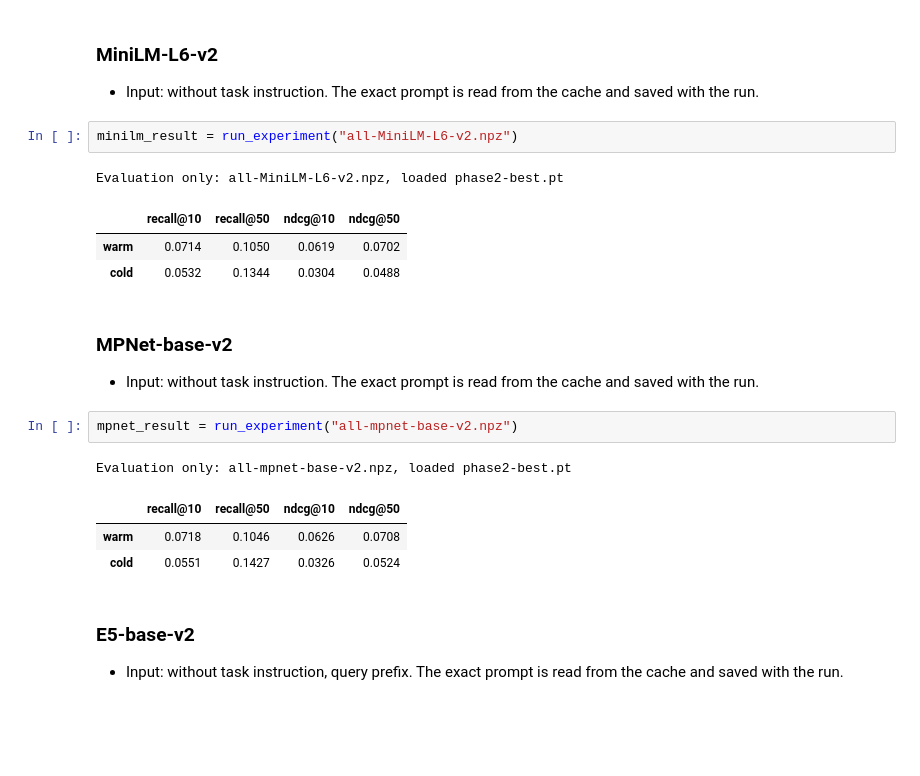
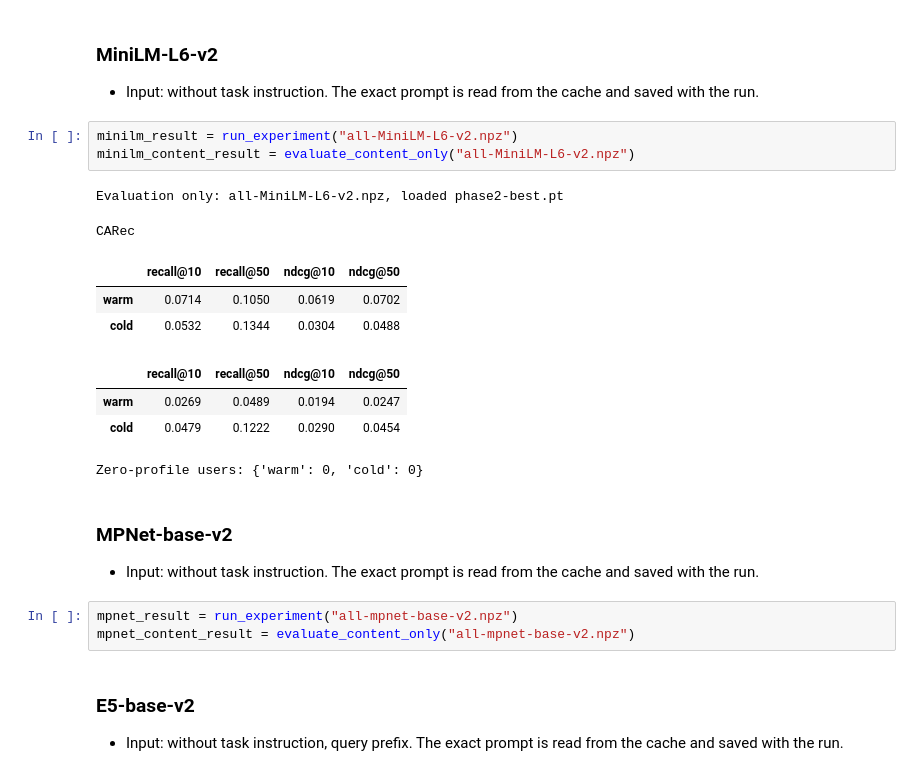
Before and after one commit to MatousKovar/NI-PML, a Jupyter notebook: src/carec_training.ipynb, the cells around one changed output. Cells and saved outputs as stored; diff of their text form; blank space fills up the shorter version.

```diff
--- a/src/carec_training.ipynb
+++ b/src/carec_training.ipynb
@@ -398,22 +485,24 @@ def run_experiment(embedding_name, *, phase2_only=False):
 - Input: without task instruction. The exact prompt is read from the cache and saved with the run.
 # %%
 minilm_result = run_experiment("all-MiniLM-L6-v2.npz")
+minilm_content_result = evaluate_content_only("all-MiniLM-L6-v2.npz")
 # %% [output]
 Evaluation only: all-MiniLM-L6-v2.npz, loaded phase2-best.pt
+CARec
 |  | recall@10 | recall@50 | ndcg@10 | ndcg@50 |
 | warm | 0.0714 | 0.1050 | 0.0619 | 0.0702 |
 | cold | 0.0532 | 0.1344 | 0.0304 | 0.0488 |
+|  | recall@10 | recall@50 | ndcg@10 | ndcg@50 |
+| warm | 0.0269 | 0.0489 | 0.0194 | 0.0247 |
+| cold | 0.0479 | 0.1222 | 0.0290 | 0.0454 |
+Zero-profile users: {'warm': 0, 'cold': 0}
 # %% [markdown]
 ### MPNet-base-v2
 
 - Input: without task instruction. The exact prompt is read from the cache and saved with the run.
 # %%
 mpnet_result = run_experiment("all-mpnet-base-v2.npz")
+mpnet_content_result = evaluate_content_only("all-mpnet-base-v2.npz")
-# %% [output]
-Evaluation only: all-mpnet-base-v2.npz, loaded phase2-best.pt
-|  | recall@10 | recall@50 | ndcg@10 | ndcg@50 |
-| warm | 0.0718 | 0.1046 | 0.0626 | 0.0708 |
-| cold | 0.0551 | 0.1427 | 0.0326 | 0.0524 |
 # %% [markdown]
 ### E5-base-v2
 
```
Also changed, not shown: parts of 12 cells of this notebook, 2 other files.
